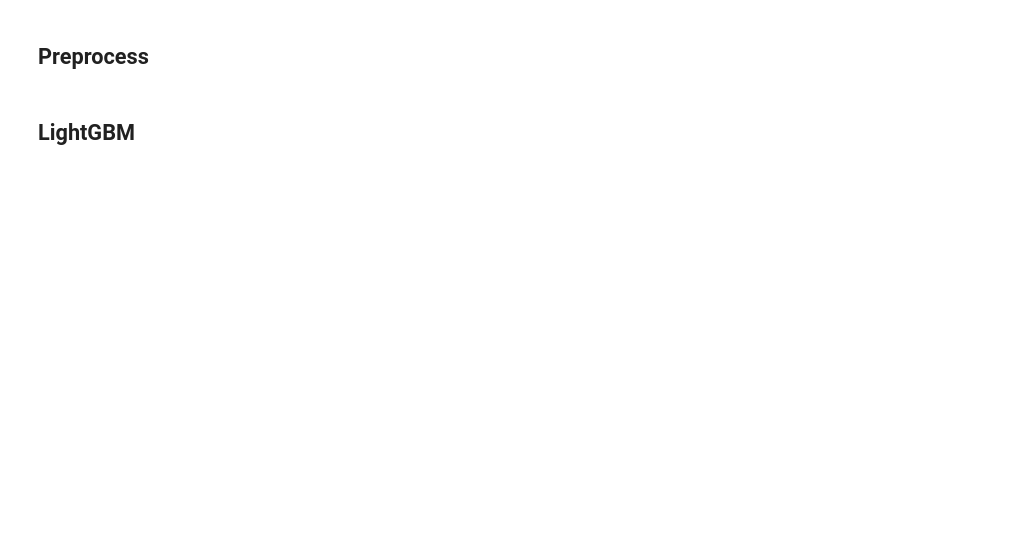
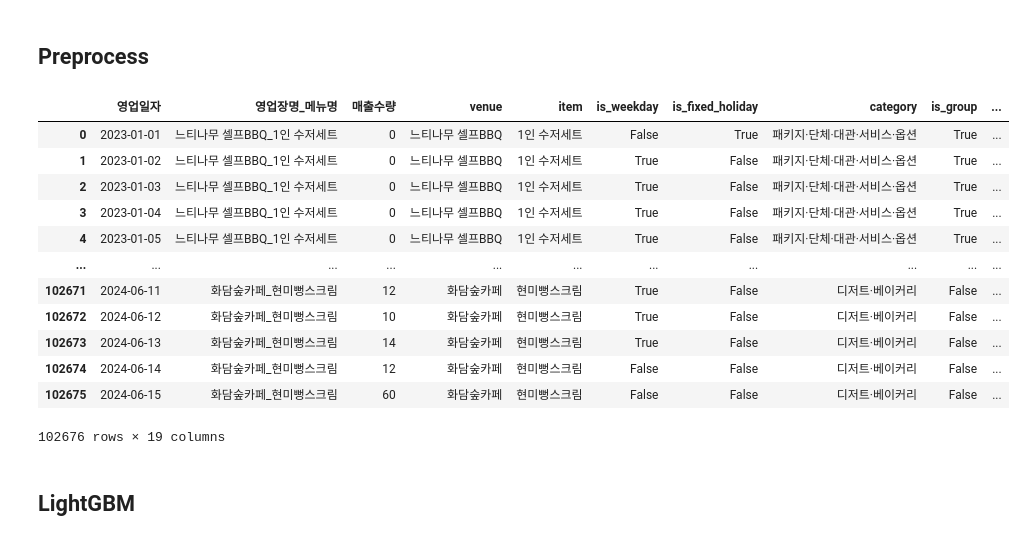
Before and after one commit to Rlearnchan/aimers, a Jupyter notebook: note/03_Modeling_and_Validation.ipynb, the cells around one changed output. Drawn from its saved outputs; the diff is of its cells as text; code cells hidden in the pictures; blank space fills up the shorter version.

```diff
--- a/note/03_Modeling_and_Validation.ipynb
+++ b/note/03_Modeling_and_Validation.ipynb
@@ -35,16 +57,25 @@ train["is_fixed_holiday"] = train["영업일자"].dt.strftime("%m-%d").isin(_fix
 train = train.merge(venue_item, left_on=['venue', 'item'],
                    right_on=['venue', 'item'], how='left')
 
-# 시간 특성 추가
-train['year'] = train['영업일자'].dt.year
+# 계절 특성
 train['month'] = train['영업일자'].dt.month
-train['day'] = train['영업일자'].dt.day
-train['dayofweek'] = train['영업일자'].dt.dayofweek
-train['quarter'] = train['영업일자'].dt.quarter
-train['week_of_year'] = train['영업일자'].dt.isocalendar().week
-
-# 계절 특성
 train['season'] = train['month'].map({12:0, 1:0, 2:0,  # 겨울
                                      3:1, 4:1, 5:1,   # 봄
                                      6:2, 7:2, 8:2,   # 여름
                                      9:3, 10:3, 11:3}) # 가을
+# %%
+train
+# %% [output]
+|  | 영업일자 | 영업장명_메뉴명 | 매출수량 | venue | item | is_weekday | is_fixed_holiday | category | is_group | ... |
+| 0 | 2023-01-01 | 느티나무 셀프BBQ_1인 수저세트 | 0 | 느티나무 셀프BBQ | 1인 수저세트 | False | True | 패키지·단체·대관·서비스·옵션 | True | ... |
+| 1 | 2023-01-02 | 느티나무 셀프BBQ_1인 수저세트 | 0 | 느티나무 셀프BBQ | 1인 수저세트 | True | False | 패키지·단체·대관·서비스·옵션 | True | ... |
+| 2 | 2023-01-03 | 느티나무 셀프BBQ_1인 수저세트 | 0 | 느티나무 셀프BBQ | 1인 수저세트 | True | False | 패키지·단체·대관·서비스·옵션 | True | ... |
+| 3 | 2023-01-04 | 느티나무 셀프BBQ_1인 수저세트 | 0 | 느티나무 셀프BBQ | 1인 수저세트 | True | False | 패키지·단체·대관·서비스·옵션 | True | ... |
+| 4 | 2023-01-05 | 느티나무 셀프BBQ_1인 수저세트 | 0 | 느티나무 셀프BBQ | 1인 수저세트 | True | False | 패키지·단체·대관·서비스·옵션 | True | ... |
+| ... | ... | ... | ... | ... | ... | ... | ... | ... | ... | ... |
+| 102671 | 2024-06-11 | 화담숲카페_현미뻥스크림 | 12 | 화담숲카페 | 현미뻥스크림 | True | False | 디저트·베이커리 | False | ... |
+| 102672 | 2024-06-12 | 화담숲카페_현미뻥스크림 | 10 | 화담숲카페 | 현미뻥스크림 | True | False | 디저트·베이커리 | False | ... |
+| 102673 | 2024-06-13 | 화담숲카페_현미뻥스크림 | 14 | 화담숲카페 | 현미뻥스크림 | True | False | 디저트·베이커리 | False | ... |
+| 102674 | 2024-06-14 | 화담숲카페_현미뻥스크림 | 12 | 화담숲카페 | 현미뻥스크림 | False | False | 디저트·베이커리 | False | ... |
+| 102675 | 2024-06-15 | 화담숲카페_현미뻥스크림 | 60 | 화담숲카페 | 현미뻥스크림 | False | False | 디저트·베이커리 | False | ... |
+102676 rows × 19 columns
```
Also changed, not shown: parts of 8 cells of this notebook, 3 other files.
